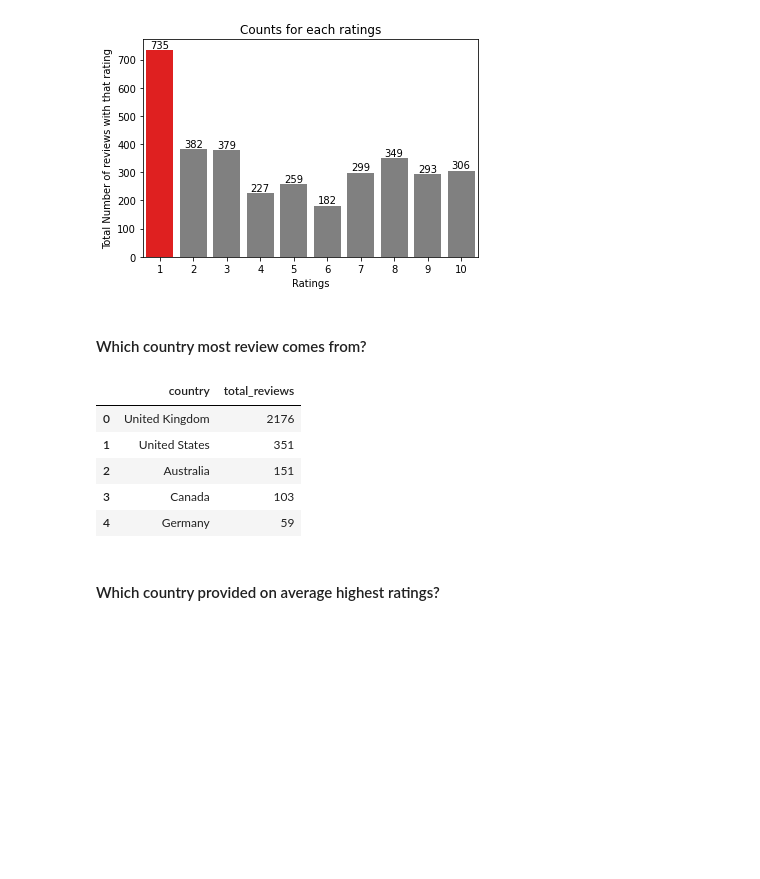
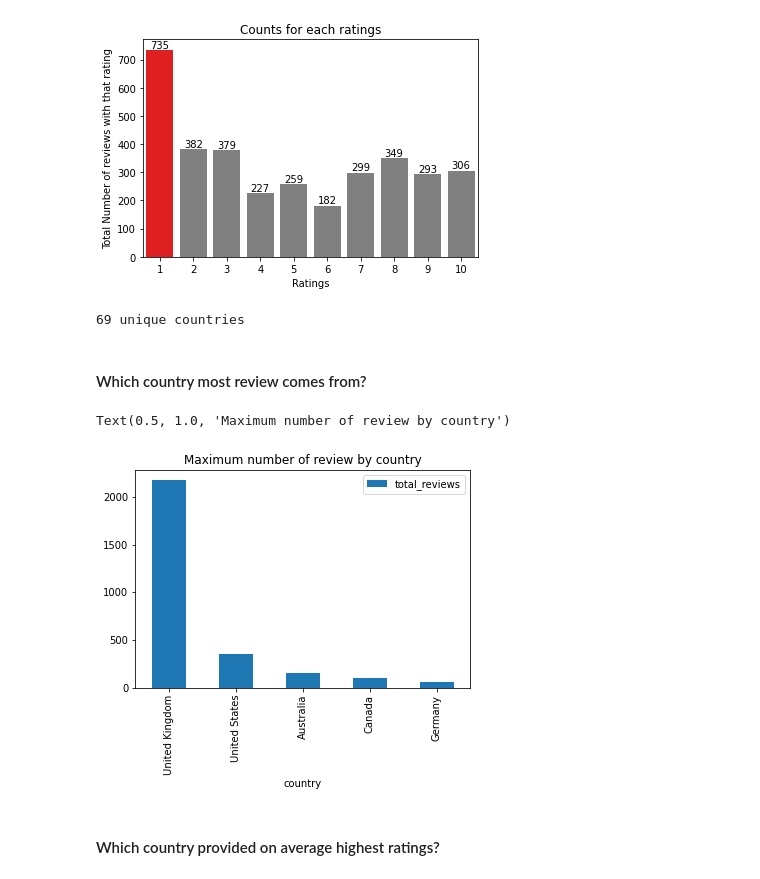
Before and after one commit to hseju/British-Airways-Good-or-Bad, a Jupyter notebook: EDA/EDA-BA-reveiws.ipynb, the cells around one changed output. Saved outputs shown, nothing was run; the diff lists cells and outputs as text; code cells hidden in the pictures; blank space fills up the shorter version.

```diff
--- a/EDA/EDA-BA-reveiws.ipynb
+++ b/EDA/EDA-BA-reveiws.ipynb
@@ -81,6 +86,12 @@ ax.set_title("Counts for each ratings")
 # %% [output]
 Text(0.5, 1.0, 'Counts for each ratings')
 [figure]
+# %%
+# Unique countries BA recieved the reviews from
+
+print(f"{len(df.country.unique())} unique countries")
+# %% [output]
+69 unique countries
 # %% [markdown]
 #### Which country most review comes from?
 # %%
@@ -88,14 +99,11 @@ df_country_review = pd.DataFrame(df.country.value_counts().head()).reset_index()
 # %%
 df_country_review.rename(columns={'index':'country','country':'total_reviews'}, inplace=True)
 # %%
-df_country_review
+df_country_review.plot(kind="bar", x='country')
+plt.title("Maximum number of review by country")
 # %% [output]
-|  | country | total_reviews |
-| 0 | United Kingdom | 2176 |
-| 1 | United States | 351 |
-| 2 | Australia | 151 |
-| 3 | Canada | 103 |
-| 4 | Germany | 59 |
+Text(0.5, 1.0, 'Maximum number of review by country')
+[figure, added]
 # %% [markdown]
 #### Which country provided on average highest ratings?
 # %%
```
Also changed, not shown: parts of 43 cells of this notebook, 2 other files.
